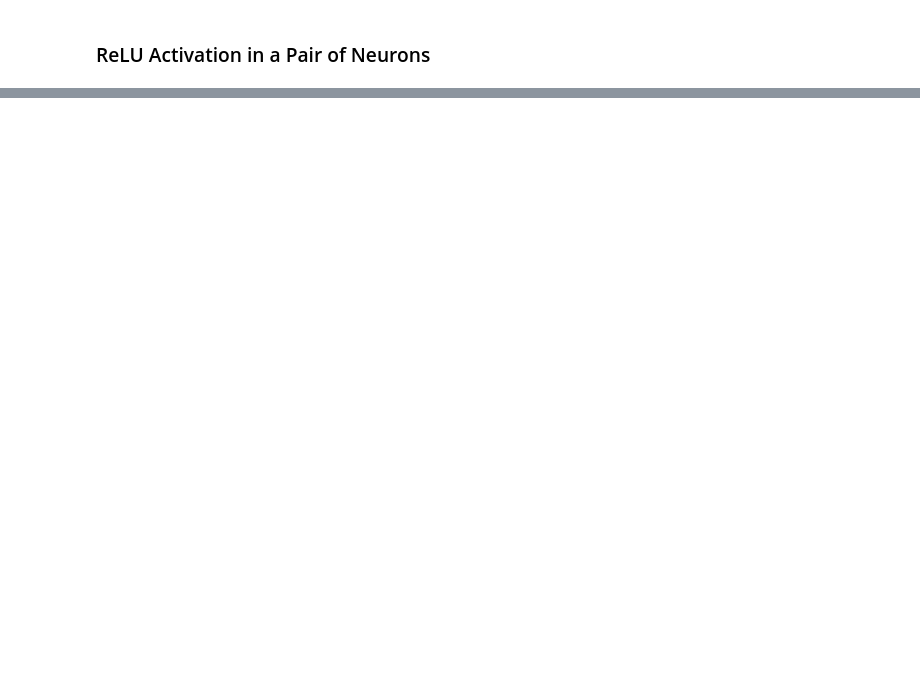
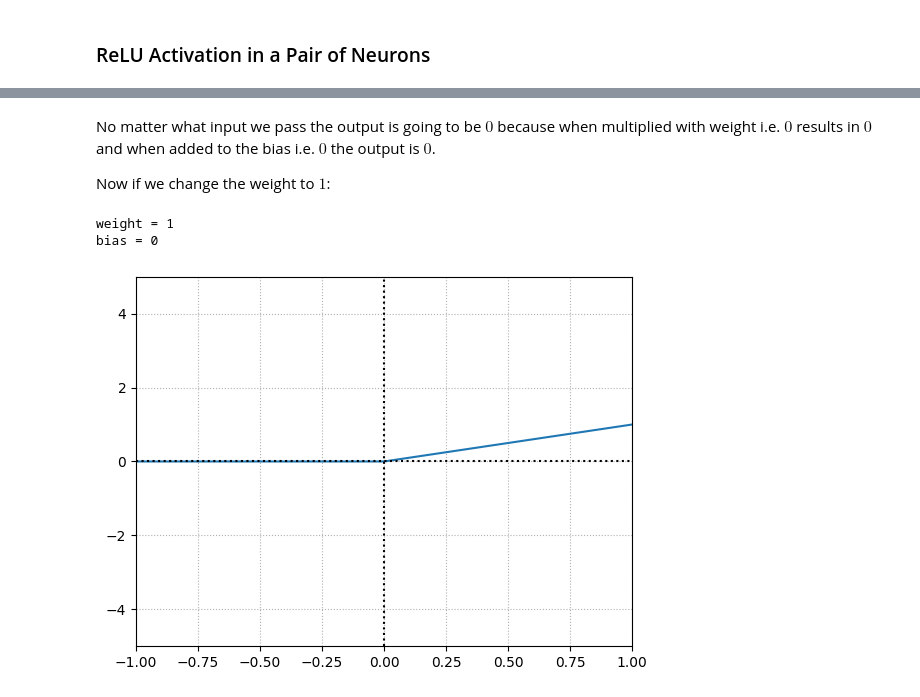
Before and after one commit to deva-k/dev-analytics, a Jupyter notebook: book/deep_learning.ipynb, the cells around one changed output, grey strips where cells are left out. Cells and saved outputs as stored; diff of their text form; code cells hidden in the pictures; blank space fills up the shorter version.

```diff
--- a/book/deep_learning.ipynb
+++ b/book/deep_learning.ipynb
@@ -646,0 +779,17 @@ relationships if we use linear activation functions.
+# %%
+x = np.linspace(-1,1,100)
+weight = 0
+bias = 0
+output = (x*weight) + bias
+y = np.maximum(0,output)
+
+print("weight =", weight)
+print("bias =", bias)
+plt.plot(x,y)
+
+plt.grid(True,ls=':')
+plt.axvline(x=0,color="k",ls=":")
+plt.axhline(y=0,color="k",ls=":")
+plt.grid(True)
+plt.axis([-1,1,-5,5])
+plt.show()
@@ -646,0 +800,24 @@ relationships if we use linear activation functions.
+# %% [markdown]
+No matter what input we pass the output is going to be $0$ because when multiplied with weight i.e. $0$ results in $0$ and when added to the bias i.e. $0$ the output is $0$.
+
+Now if we change the weight to $1$:
+# %%
+weight = 1
+bias = 0
+output = (x*weight) + bias
+y = np.maximum(0,output)
+
+print("weight =", weight)
+print("bias =", bias)
+plt.plot(x,y)
+
+plt.grid(True,ls=':')
+plt.axvline(x=0,color="k",ls=":")
+plt.axhline(y=0,color="k",ls=":")
+plt.grid(True)
+plt.axis([-1,1,-5,5])
+plt.show()
+# %% [output]
+weight = 1
+bias = 0
+[figure, added]
```
Also changed, not shown: parts of 52 cells of this notebook, 1 other file.
